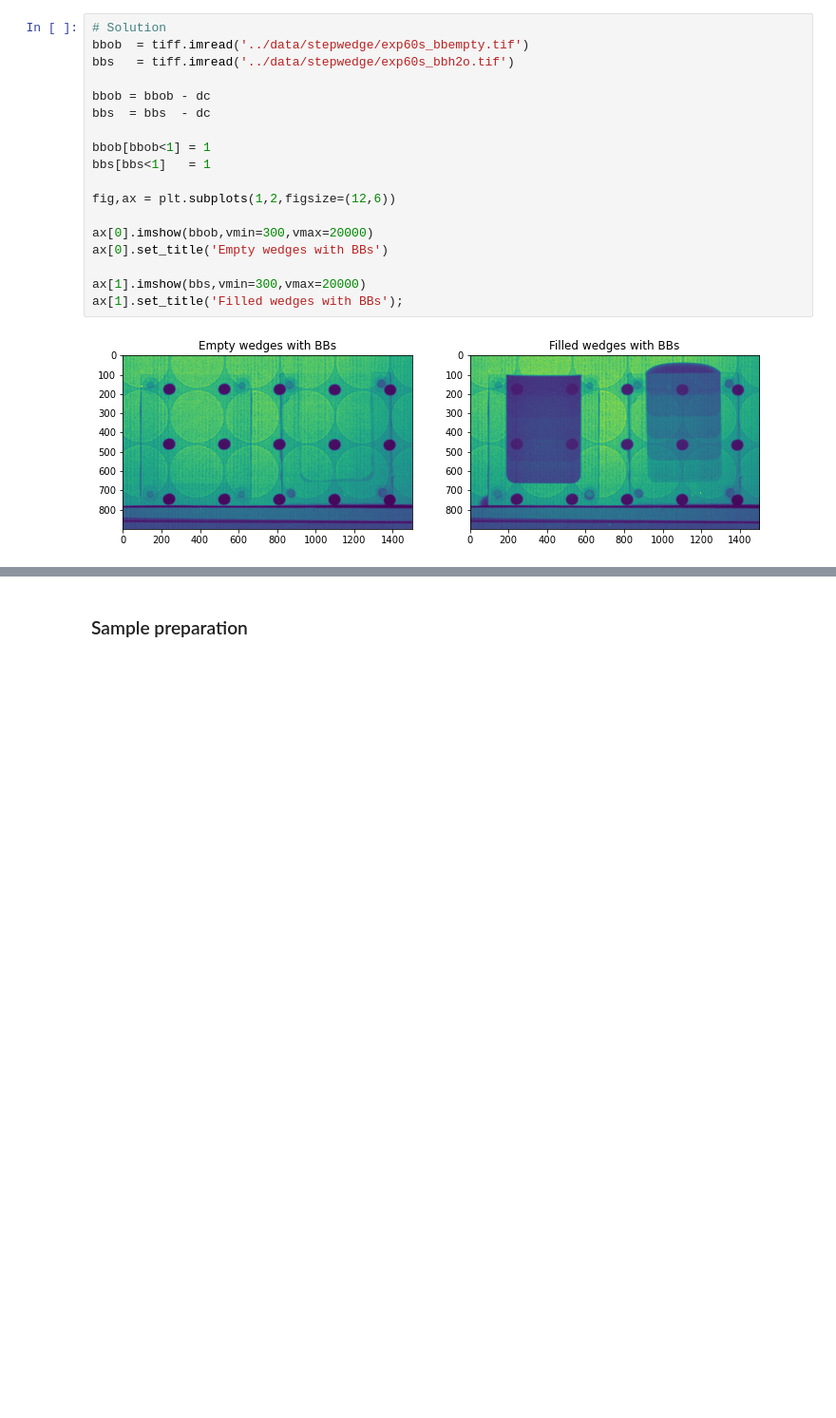
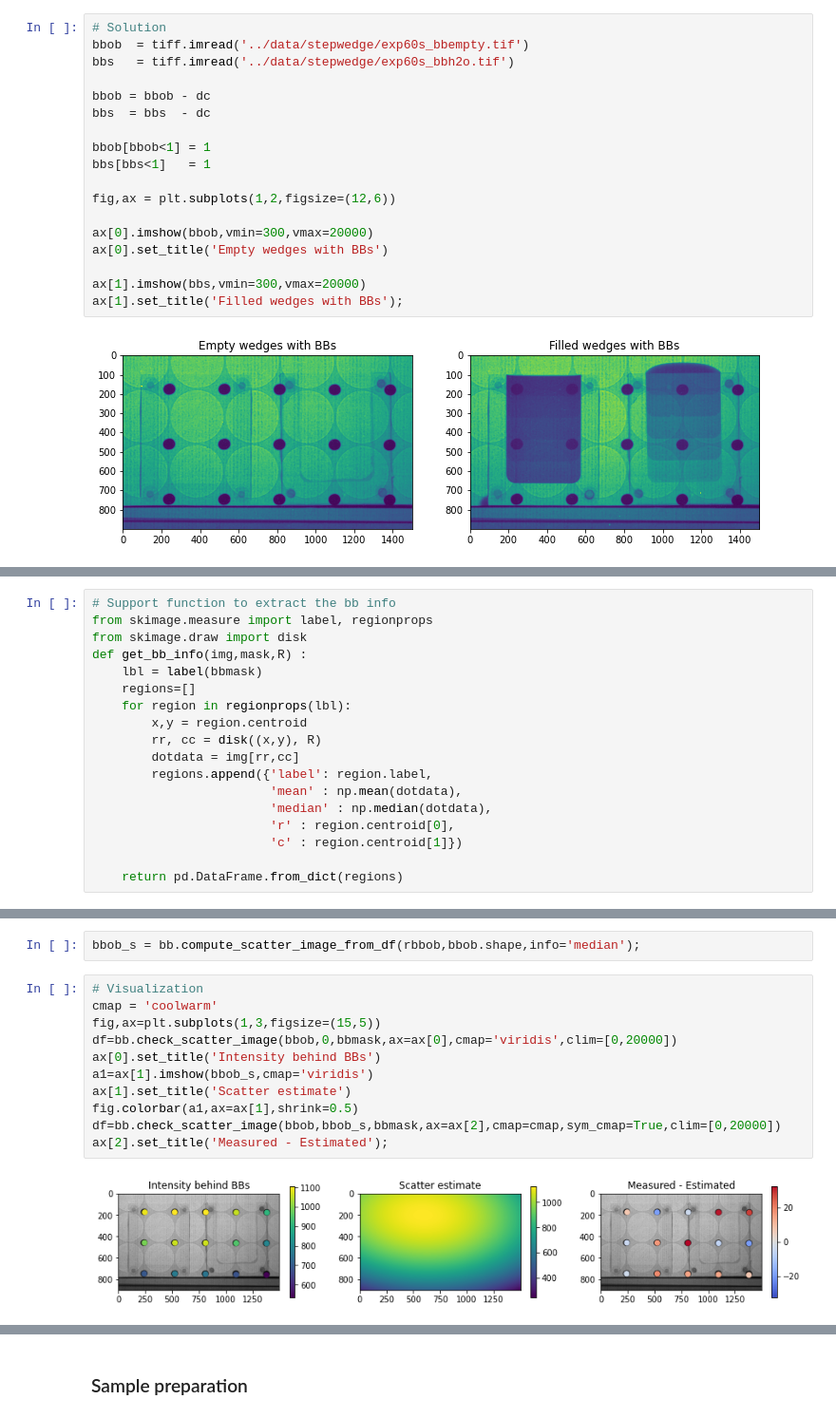
Before and after one commit to ImagingLectures/WaterInSand, a Jupyter notebook: tutorial/WaterInSandTutorial_solution.ipynb, the cells around one changed output, grey strips where cells are left out. Shown at 95% size. Saved outputs shown, nothing was run; the diff lists cells and outputs as text; blank space fills up the shorter version.

```diff
--- a/tutorial/WaterInSandTutorial_solution.ipynb
+++ b/tutorial/WaterInSandTutorial_solution.ipynb
@@ -336,0 +334,18 @@ ax[3].hist(tm.ravel(),bins=200);
+# %%
+# Support function to extract the bb info
+from skimage.measure import label, regionprops
+from skimage.draw import disk
+def get_bb_info(img,mask,R) :
+    lbl = label(bbmask)
+    regions=[]
+    for region in regionprops(lbl):
+        x,y = region.centroid
+        rr, cc = disk((x,y), R)
+        dotdata = img[rr,cc]
+        regions.append({'label': region.label,
+                        'mean' : np.mean(dotdata),
+                        'median' : np.median(dotdata),
+                        'r' : region.centroid[0],
+                        'c' : region.centroid[1]})
+
+    return pd.DataFrame.from_dict(regions)
@@ -336,0 +381,15 @@ ax[3].hist(tm.ravel(),bins=200);
+# %%
+bbob_s = bb.compute_scatter_image_from_df(rbbob,bbob.shape,info='median');
+# %%
+# Visualization
+cmap = 'coolwarm'
+fig,ax=plt.subplots(1,3,figsize=(15,5))
+df=bb.check_scatter_image(bbob,0,bbmask,ax=ax[0],cmap='viridis',clim=[0,20000])
+ax[0].set_title('Intensity behind BBs')
+a1=ax[1].imshow(bbob_s,cmap='viridis')
+ax[1].set_title('Scatter estimate')
+fig.colorbar(a1,ax=ax[1],shrink=0.5)
+df=bb.check_scatter_image(bbob,bbob_s,bbmask,ax=ax[2],cmap=cmap,sym_cmap=True,clim=[0,20000])
+ax[2].set_title('Measured - Estimated');
+# %% [output]
+[figure, added]
```
Also changed, not shown: parts of 27 cells of this notebook, 1 other file.
